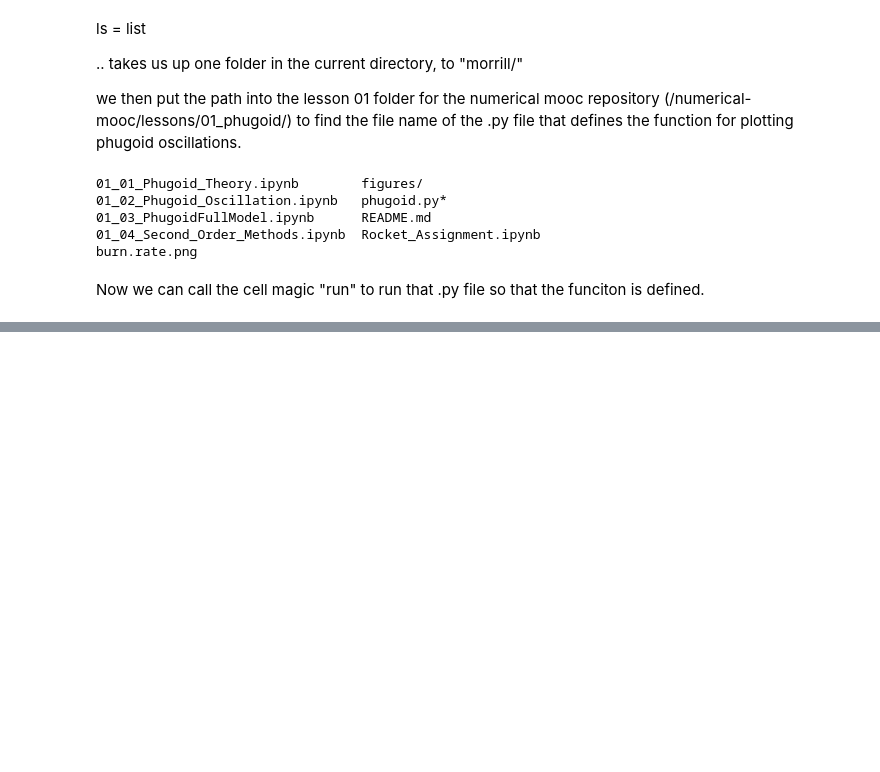
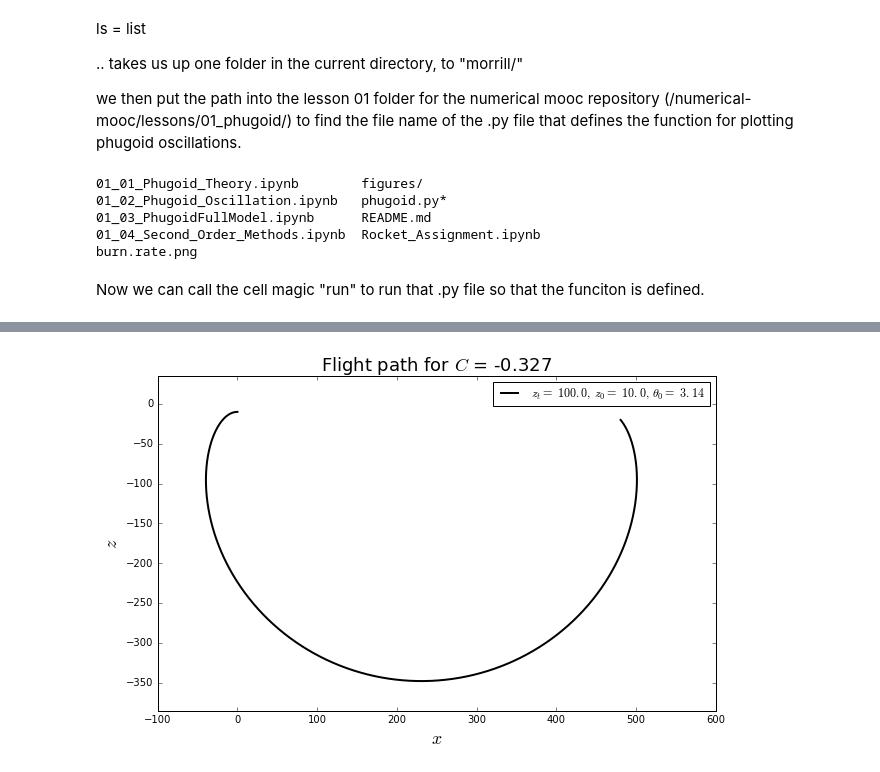
Before and after one commit to morrill/-mae6286, a Jupyter notebook: lesson_1.ipynb, the cells around one changed output, grey strips where cells are left out. Cells and saved outputs as stored; diff of their text form; code cells hidden in the pictures; blank space fills up the shorter version.

```diff
--- a/lesson_1.ipynb
+++ b/lesson_1.ipynb
@@ -24,0 +49,4 @@ Now we can call the cell magic "run" to run that .py file so that the funciton i
+# %%
+plot_flight_path(100,10,numpy.pi)
+# %% [output]
+[figure, added]
```
Also changed, not shown: parts of 6 cells of this notebook.
